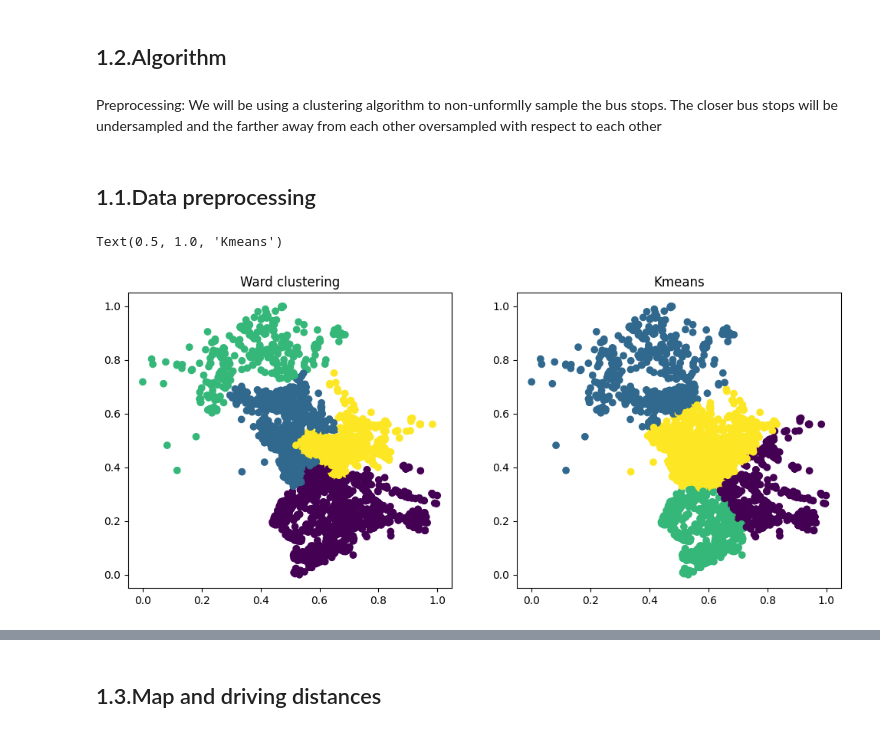
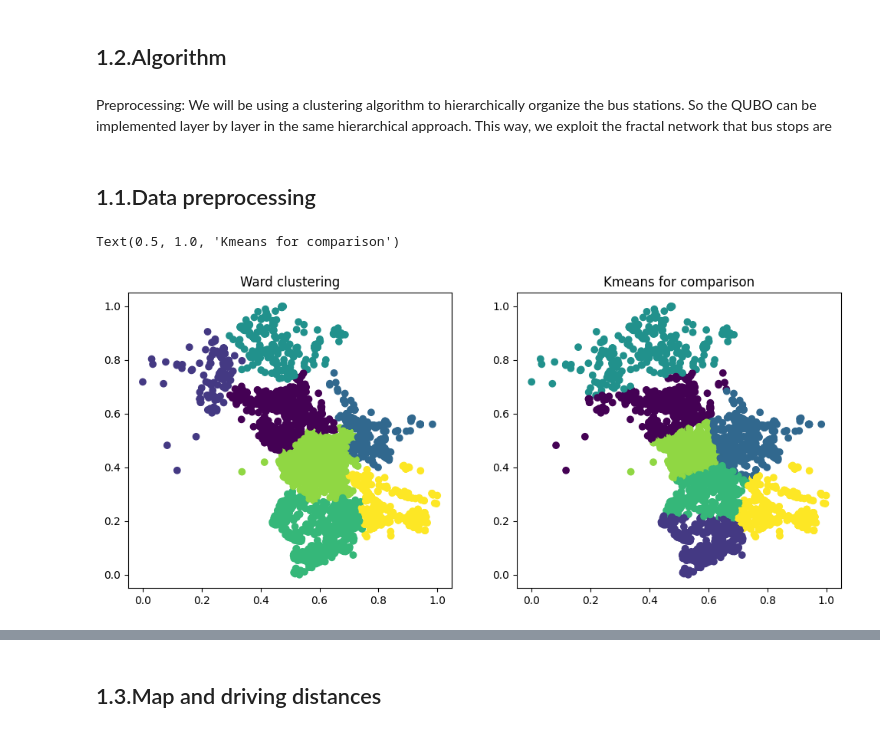
Before and after one commit to pasqal-io/Pasqal_Hackathon_Feb25_Team_03, a Jupyter notebook: get_bus_stops.ipynb, the cells around one changed output, grey strips where cells are left out. Drawn from its saved outputs; the diff is of its cells as text; code cells hidden in the pictures.

```diff
--- a/get_bus_stops.ipynb
+++ b/get_bus_stops.ipynb
@@ -98,7 +94,7 @@ Number of detected possible places: 5278
 [figure]
 # %% [markdown]
 ## 1.2.Algorithm
-# %% [markdown]
-Preprocessing: We will be using a clustering algorithm to non-unformlly sample the bus stops. The closer bus stops will be undersampled and the farther away from each other oversampled with respect to each other
+# %% [markdown]
+Preprocessing: We will be using a clustering algorithm to hierarchically organize the bus stations. So the QUBO can be implemented layer by layer in the same hierarchical approach. This way, we exploit the fractal network that bus stops are
 # %% [markdown]
 ## 1.1.Data preprocessing
@@ -105,30 +207,20 @@ Preprocessing: We will be using a clustering algorithm to non-unformlly sample t
 # %%
 data_size = len(df.index)
-# Normalizing data for epsilon selection
-
-clusters = 4
-min_cluster_size = int(data_size/clusters) # Min 1/40 per cluster
-max_cluster_size = int(data_size/20) # Min 30 groups
-min_samples = 10
-epsilon = 0.0
-clustering_agg = AgglomerativeClustering(n_clusters=clusters, linkage='ward', compute_distances=True)
 scaler = MinMaxScaler()
 X = scaler.fit_transform(df[['lon','lat']].values)
 
 
 fig, ax = plt.subplots(1, 2)
 fig.set_size_inches((12,5))
-
-model_agg = clustering_agg.fit(X)
-agg_labels = model_agg.labels_
+agg_labels = top_down[:,0]
 ax[0].scatter(X.T[0], X.T[1], c=agg_labels)
 ax[0].set_title('Ward clustering')
 
-clustering = KMeans(clusters)
+clustering = KMeans(n_clusters)
 labels = clustering.fit_predict(X)
 
 ax[1].scatter(X.T[0], X.T[1], c=labels)
-ax[1].set_title('Kmeans')
+ax[1].set_title('Kmeans for comparison')
 # %% [output]
-Text(0.5, 1.0, 'Kmeans')
+Text(0.5, 1.0, 'Kmeans for comparison')
-[figure, old version]
+[figure, new version]
```
Also changed, not shown: parts of 14 cells of this notebook.
